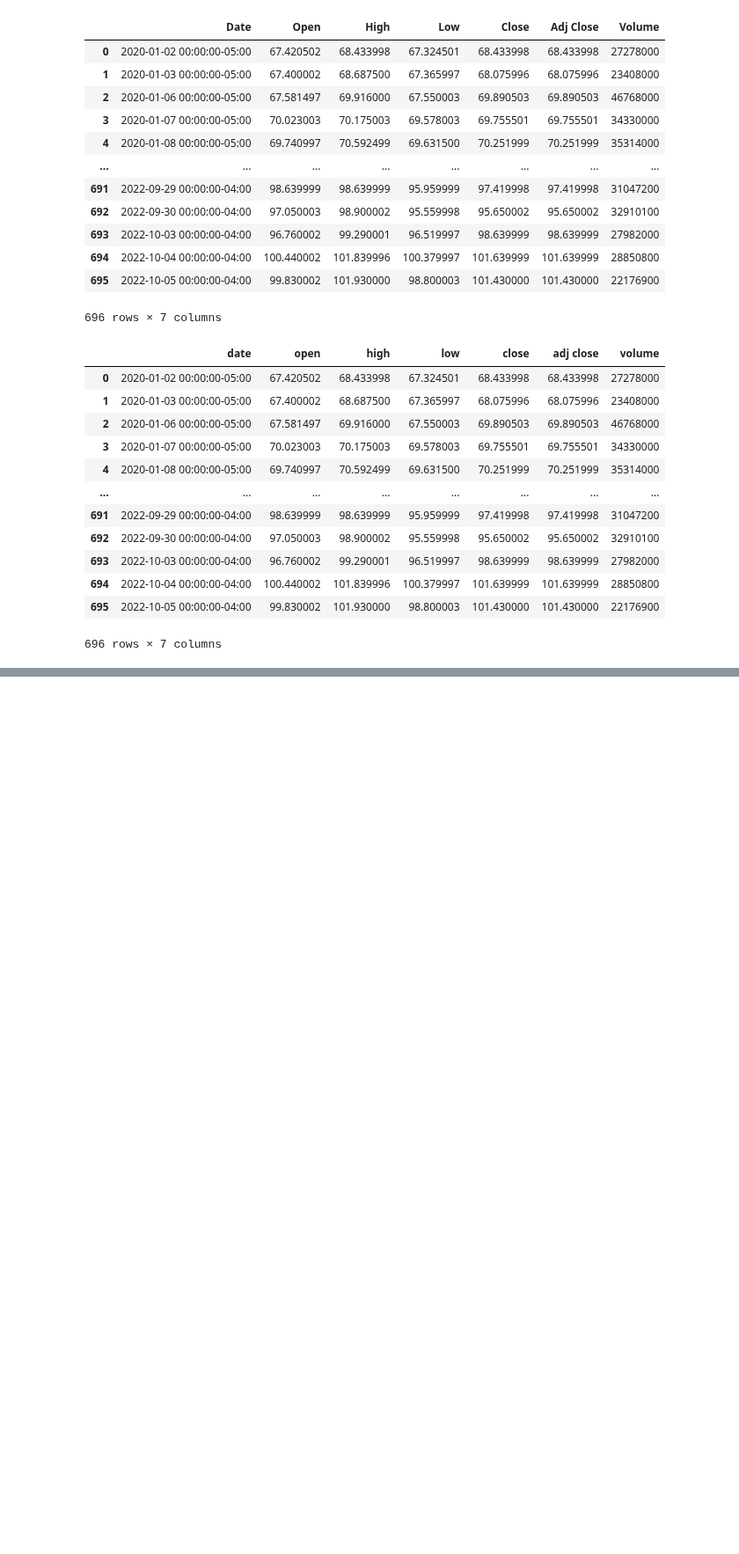
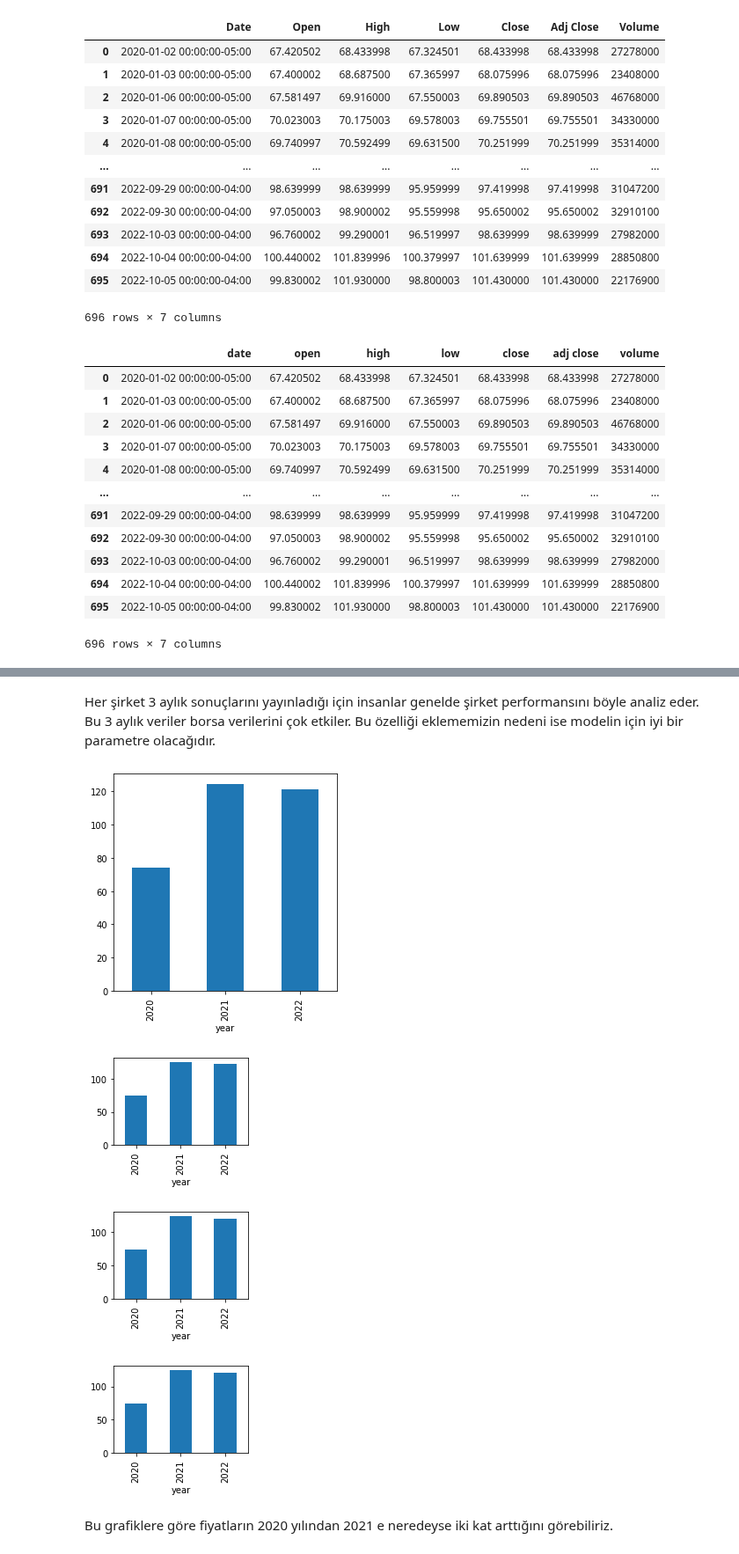
Before and after one commit to mustafaktaas/Python_StockPricePrediction_MachineLearning, a Jupyter notebook: StockPricePrediction_MachineLearning.ipynb, the cells around one changed output, grey strips where cells are left out. Shown at 88% size. Cells and saved outputs as stored; diff of their text form; code cells hidden in the pictures; blank space fills up the shorter version.

```diff
--- a/StockPricePrediction_MachineLearning.ipynb
+++ b/StockPricePrediction_MachineLearning.ipynb
@@ -185,0 +276,8 @@ df
+# %%
+splitted = df['date'].str.split('/', expand=True)
+
+df['day'] = splitted[1].astype('int')
+df['month'] = splitted[0].astype('int')
+df['year'] = splitted[2].astype('int')
+
+df.head()
@@ -185,0 +291,3 @@ df
+# %%
+df['is_quarter_end'] = np.where(df['month']%3==0,1,0)
+df.head(300)
@@ -185,0 +308,19 @@ df
+# %% [markdown]
+Her şirket 3 aylık sonuçlarını yayınladığı için insanlar genelde şirket performansını böyle analiz eder.
+Bu 3 aylık veriler borsa verilerini çok etkiler.
+Bu özelliği eklememizin nedeni ise modelin için iyi bir parametre olacağıdır.
+# %%
+data_grouped = df.groupby('year').mean()
+plt.subplots(figsize=(10,10))
+
+for i, col in enumerate(['open', 'high', 'low', 'close']):
+    plt.subplot(2,2,i+1)
+    data_grouped[col].plot.bar()
+    plt.show()
+# %% [output]
+[figure, added]
+[figure, added]
+[figure, added]
+[figure, added]
+# %% [markdown]
+Bu grafiklere göre fiyatların 2020 yılından 2021 e neredeyse iki kat arttığını görebiliriz.
```
Also changed, not shown: parts of 31 cells of this notebook.
